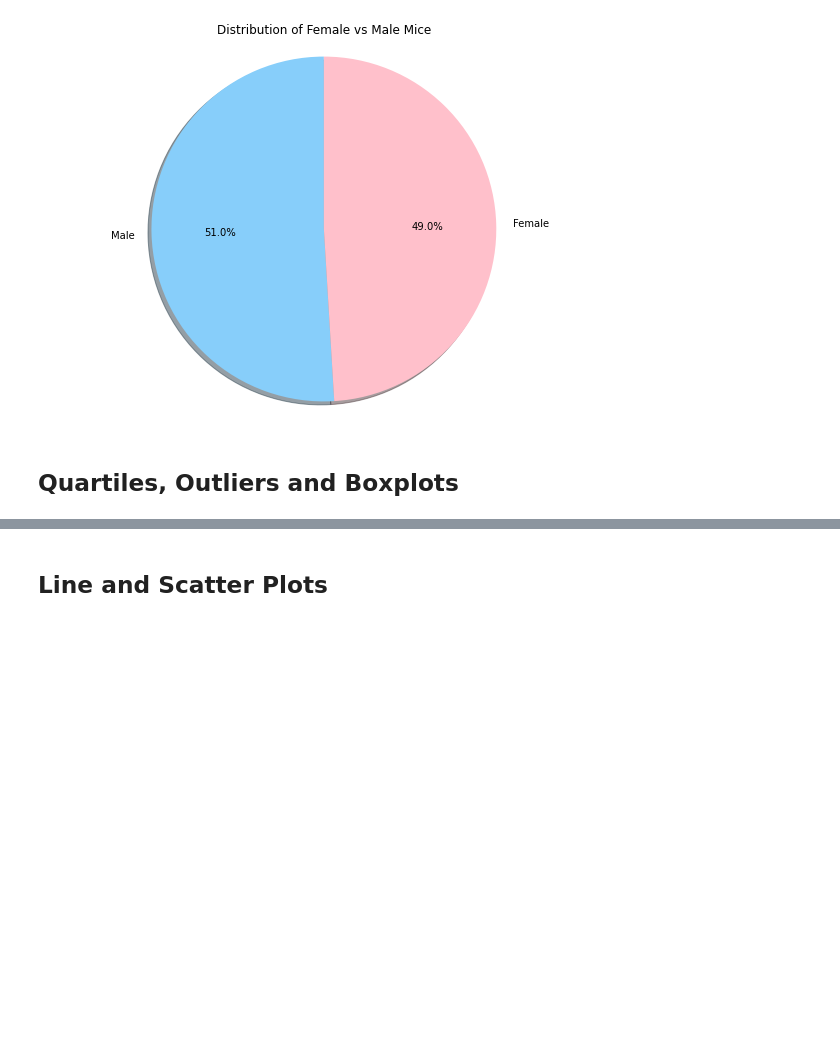
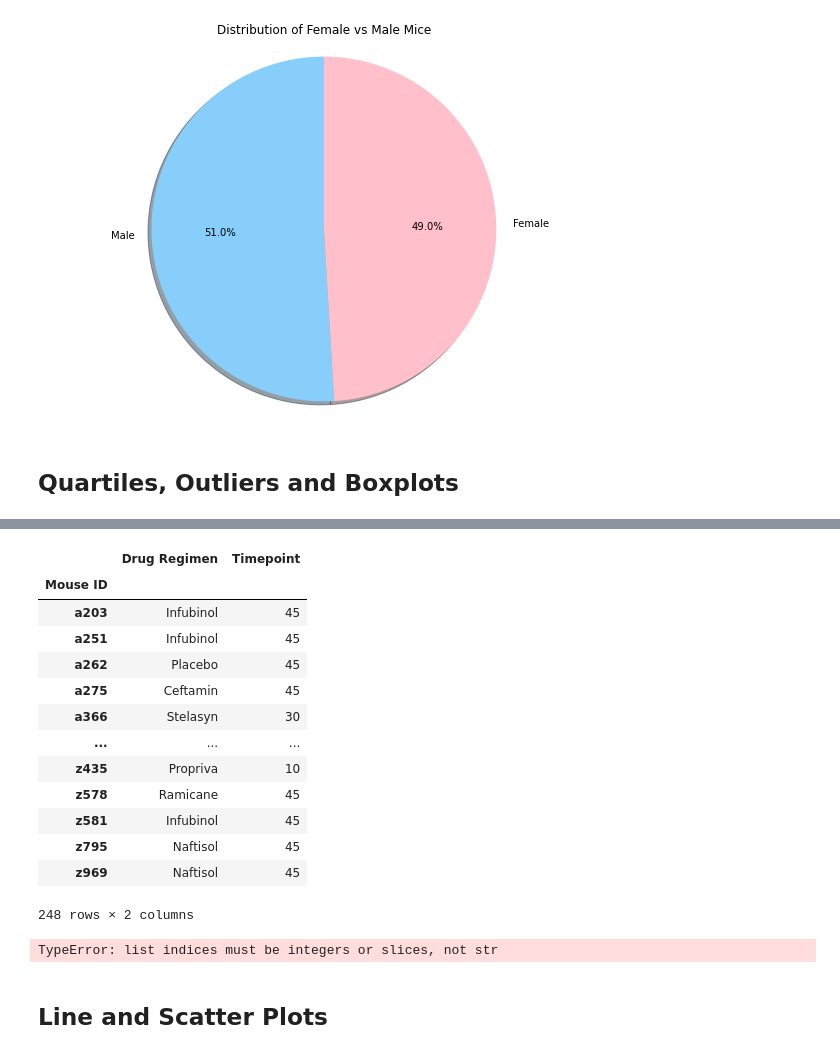
Before and after one commit to cmcoder9/Matplotlib-Homework, a Jupyter notebook: pymaceuticals_starter-checkpoint.ipynb, the cells around one changed output, grey strips where cells are left out. Saved outputs shown, nothing was run; the diff lists cells and outputs as text; code cells hidden in the pictures; blank space fills up the shorter version.

```diff
--- a/pymaceuticals_starter-checkpoint.ipynb
+++ b/pymaceuticals_starter-checkpoint.ipynb
@@ -271,3 +271,20 @@ SyntaxError: invalid syntax (<ipython-input-45-670034d1a456>, line 5)
+# %%
+last_timepoint_df
+# %% [output]
+|  | Drug Regimen | Timepoint |
+| Mouse ID |  |  |
+| a203 | Infubinol | 45 |
+| a251 | Infubinol | 45 |
+| a262 | Placebo | 45 |
+| a275 | Ceftamin | 45 |
+| a366 | Stelasyn | 30 |
+| ... | ... | ... |
+| z435 | Propriva | 10 |
+| z578 | Ramicane | 45 |
+| z581 | Infubinol | 45 |
+| z795 | Naftisol | 45 |
+| z969 | Naftisol | 45 |
+248 rows × 2 columns
 # %%
 # Put treatments into a list for for loop (and later for plot labels)
 treatments =["Capomulin", "Ramicane", "Infubinol", "Ceftamin"]
@@ -277,6 +294,11 @@ tumor_vol=[]
 
 # Calculate the IQR and quantitatively determine if there are any potential outliers.
 
+quartiles = tumor_vol['treatments'].quantile([.25,.5,.75])
+lowerq = quartiles[0.25]
+upperq = quartiles[0.75]
+iqr = upperq-lowerq
+
 
     # Locate the rows which contain mice on each drug and get the tumor volumes
 
@@ -285,3 +307,10 @@ tumor_vol=[]
 
 
     # Determine outliers using upper and lower bounds
+
+lower_bound = lowerq - (1.5*iqr)
+upper_bound = upperq + (1.5*iqr)
+print(f"Values below {lower_bound} could be outliers.")
+print(f"Values above {upper_bound} could be outliers.")
+# %% [output]
+TypeError: list indices must be integers or slices, not str
```
Also changed, not shown: parts of 5 cells of this notebook.
